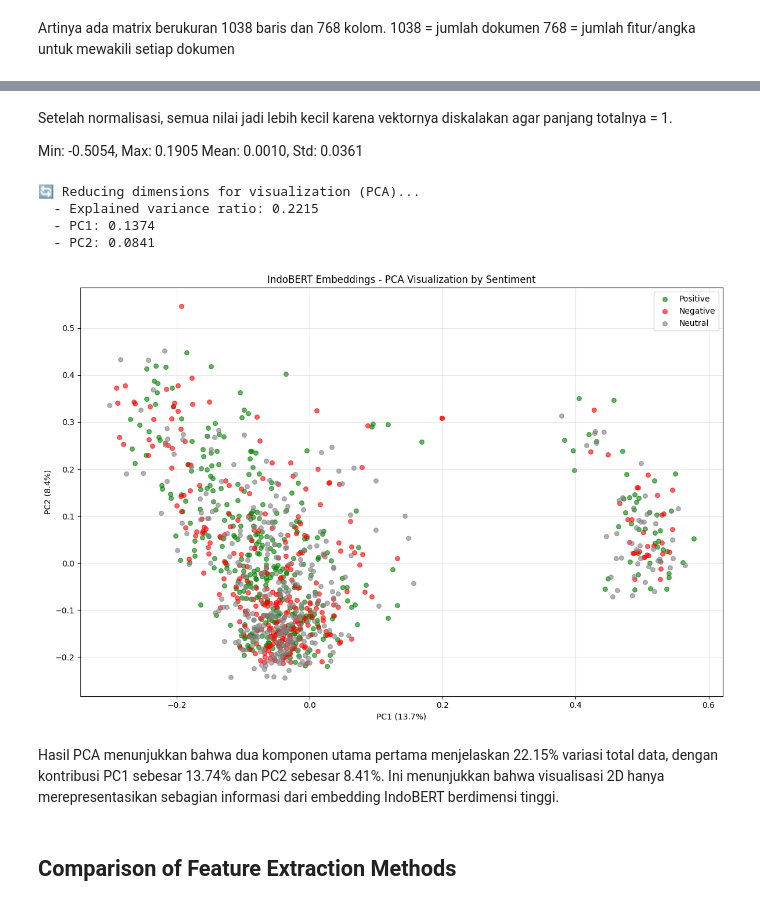
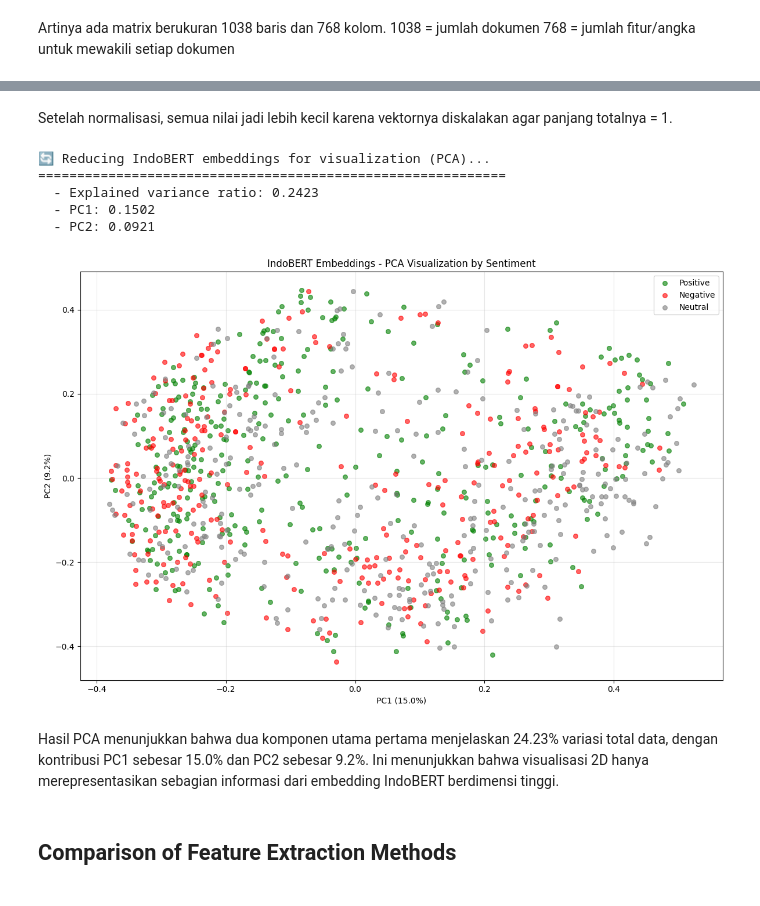
Before and after one commit to MIqbalBY/PBA, a Jupyter notebook: Project A/5. FeatureExtractionLPDP.ipynb, the cells around one changed output, grey strips where cells are left out. Drawn from its saved outputs; the diff is of its cells as text; code cells hidden in the pictures.

```diff
--- a/Project A/5. FeatureExtractionLPDP.ipynb
+++ b/Project A/5. FeatureExtractionLPDP.ipynb
@@ -557,15 +616,23 @@ batch_size = 32
 max_length = 512
 embeddings_list = []
 
+# Pastikan kolom text_bert aman
+df_bert['text_bert'] = df_bert['text_bert'].fillna('').astype(str)
+
+# Cek jika ada teks kosong
+empty_count = df_bert['text_bert'].str.strip().eq('').sum()
+if empty_count > 0:
+    raise ValueError(f"Ada {empty_count} baris text_bert yang kosong. Periksa dataset BERT dulu.")
+
 # Process in batches
-total_batches = (len(df) + batch_size - 1) // batch_size
+total_batches = (len(df_bert) + batch_size - 1) // batch_size
 
 with torch.no_grad():
     for batch_num in tqdm(range(total_batches), desc="Processing batches"):
         # Get batch texts
         start_idx = batch_num * batch_size
-        end_idx = min((batch_num + 1) * batch_size, len(df))
-        batch_texts = df['text_clean'].iloc[start_idx:end_idx].tolist()
+        end_idx = min((batch_num + 1) * batch_size, len(df_bert))
+        batch_texts = df_bert['text_bert'].iloc[start_idx:end_idx].tolist()
 
         # Tokenize
         encoded = tokenizer(
@@ -587,14 +654,14 @@ with torch.no_grad():
             return_dict=True
         )
 
-        # Extract [CLS] token (first token of last hidden state)
+        # Extract [CLS] token
         cls_embeddings = outputs.last_hidden_state[:, 0, :].cpu().numpy()
         embeddings_list.append(cls_embeddings)
 
 # Concatenate all batches
 indobert_embeddings = np.vstack(embeddings_list)
 
-print(f"✅ IndoBERT extraction complete")
+print("✅ IndoBERT extraction complete")
 print(f"\n📊 Embeddings Shape: {indobert_embeddings.shape}")
 print(f"  - Documents: {indobert_embeddings.shape[0]}")
 print(f"  - Dimensions: {indobert_embeddings.shape[1]}")
@@ -645,54 +739,65 @@ indobert_embeddings = indobert_embeddings_normalized
 # %% [markdown]
 Setelah normalisasi, semua nilai jadi lebih kecil karena vektornya diskalakan agar panjang totalnya = 1.
-
-Min: -0.5054, Max: 0.1905
-Mean: 0.0010, Std: 0.0361
 # %%
-# Visualize embedding statistics
+# Visualize IndoBERT embedding statistics with PCA
 from sklearn.decomposition import PCA
-from sklearn.manifold import TSNE
 
-print("\n🔄 Reducing dimensions for visualization (PCA)...")
+print("\n🔄 Reducing IndoBERT embeddings for visualization (PCA)...")
+print("="*60)
+
+# Pastikan jumlah embedding sama dengan jumlah data BERT
+assert indobert_embeddings.shape[0] == len(df_bert), (
+    f"Jumlah embedding ({indobert_embeddings.shape[0]}) tidak sama "
+    f"dengan jumlah data BERT ({len(df_bert)})"
+)
 
 # PCA to 2D
 pca = PCA(n_components=2, random_state=42)
 embeddings_2d = pca.fit_transform(indobert_embeddings)
 
 print(f"  - Explained variance ratio: {pca.explained_variance_ratio_.sum():.4f}")
 print(f"  - PC1: {pca.explained_variance_ratio_[0]:.4f}")
 print(f"  - PC2: {pca.explained_variance_ratio_[1]:.4f}")
 
 # Plot with sentiment colors
-sentiment_colors = {'Positive': 'green', 'Negative': 'red', 'Neutral': 'gray'}
-colors = [sentiment_colors[s] for s in df['Sentiment']]
+sentiment_colors = {
+    'Positive': 'green',
+    'Negative': 'red',
+    'Neutral': 'gray'
+}
+
+sentiments = df_bert['Sentiment'].astype(str)
 
 plt.figure(figsize=(12, 8))
+
 for sentiment in ['Positive', 'Negative', 'Neutral']:
-    mask = df['Sentiment'] == sentiment
+    mask = sentiments == sentiment
+
     plt.scatter(
-        embeddings_2d[mask, 0],
-        embeddings_2d[mask, 1],
+        embeddings_2d[mask.values, 0],
+        embeddings_2d[mask.values, 1],
         label=sentiment,
         alpha=0.6,
         s=30,
         color=sentiment_colors[sentiment]
     )
 
-plt.xlabel(f'PC1 ({pca.explained_variance_ratio_[0]:.1%})')
-plt.ylabel(f'PC2 ({pca.explained_variance_ratio_[1]:.1%})')
-plt.title('IndoBERT Embeddings - PCA Visualization by Sentiment')
+plt.xlabel(f"PC1 ({pca.explained_variance_ratio_[0]:.1%})")
+plt.ylabel(f"PC2 ({pca.explained_variance_ratio_[1]:.1%})")
+plt.title("IndoBERT Embeddings - PCA Visualization by Sentiment")
 plt.legend()
 plt.grid(alpha=0.3)
 plt.tight_layout()
 plt.show()
 # %% [output]
-🔄 Reducing dimensions for visualization (PCA)...
-  - Explained variance ratio: 0.2215
-  - PC1: 0.1374
-  - PC2: 0.0841
+🔄 Reducing IndoBERT embeddings for visualization (PCA)...
+============================================================
+  - Explained variance ratio: 0.2423
+  - PC1: 0.1502
+  - PC2: 0.0921
-[figure, old version]
+[figure, new version]
 # %% [markdown]
-Hasil PCA menunjukkan bahwa dua komponen utama pertama menjelaskan 22.15% variasi total data, dengan kontribusi PC1 sebesar 13.74% dan PC2 sebesar 8.41%. Ini menunjukkan bahwa visualisasi 2D hanya merepresentasikan sebagian informasi dari embedding IndoBERT berdimensi tinggi.
+Hasil PCA menunjukkan bahwa dua komponen utama pertama menjelaskan 24.23% variasi total data, dengan kontribusi PC1 sebesar 15.0% dan PC2 sebesar 9.2%. Ini menunjukkan bahwa visualisasi 2D hanya merepresentasikan sebagian informasi dari embedding IndoBERT berdimensi tinggi.
 # %% [markdown]
 ## Comparison of Feature Extraction Methods
 # %%
```
Also changed, not shown: parts of 12 cells of this notebook.
